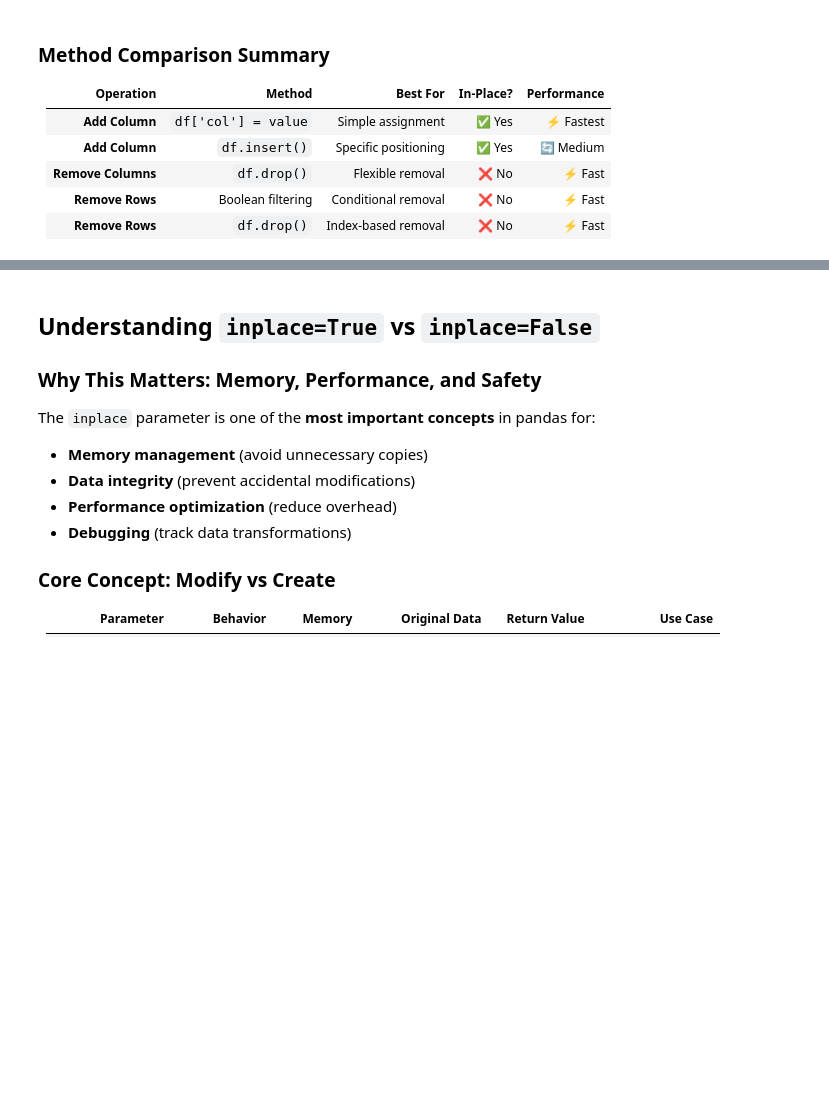
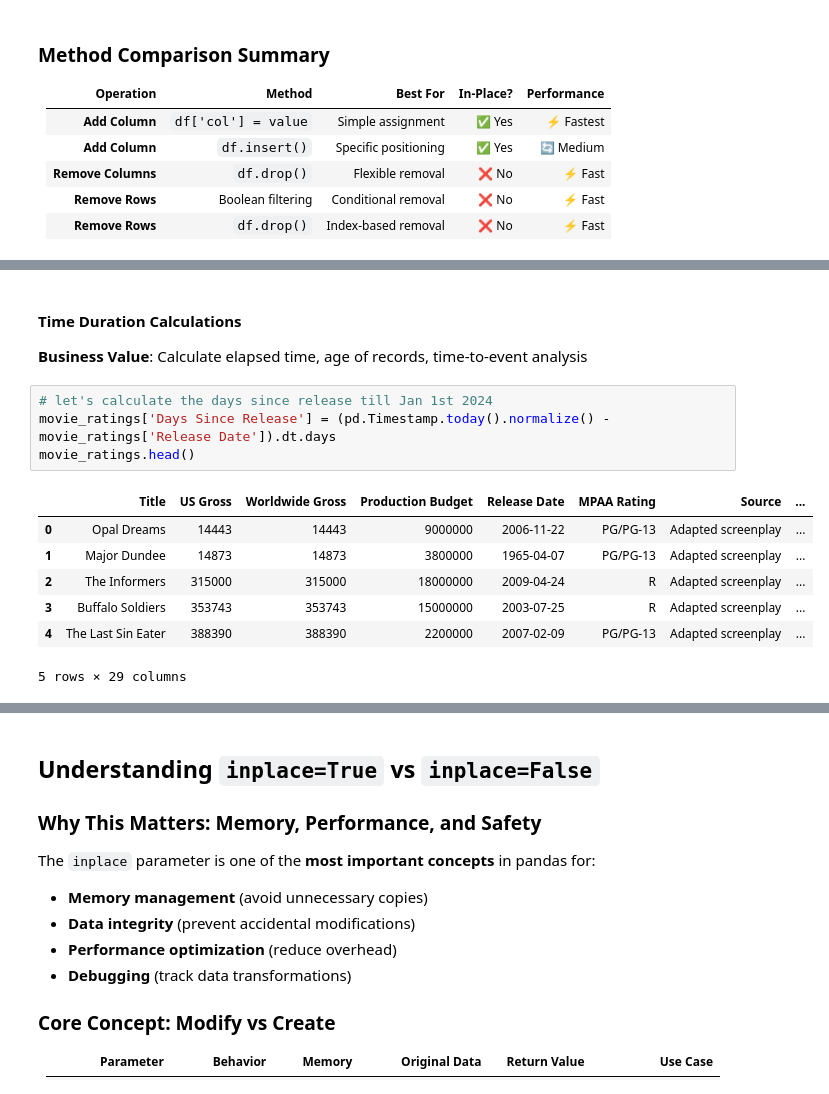
Before and after one commit to Lizhen0909/nu-stat303-1-sec20-coursebook, a Jupyter notebook: Pandas.ipynb, the cells around one changed output, grey strips where cells are left out. Saved outputs shown, nothing was run; the diff lists cells and outputs as text; blank space fills up the shorter version.

```diff
--- a/Pandas.ipynb
+++ b/Pandas.ipynb
@@ -1873,0 +1814,16 @@ Mixed_Types     object
+# %% [markdown]
+#### Time Duration Calculations
+
+**Business Value**: Calculate elapsed time, age of records, time-to-event analysis
+# %%
+# let's calculate the days since release till Jan 1st 2024
+movie_ratings['Days Since Release'] = (pd.Timestamp.today().normalize() - movie_ratings['Release Date']).dt.days
+movie_ratings.head()
+# %% [output]
+|  | Title | US Gross | Worldwide Gross | Production Budget | Release Date | MPAA Rating | Source | ... |
+| 0 | Opal Dreams | 14443 | 14443 | 9000000 | 2006-11-22 | PG/PG-13 | Adapted screenplay | ... |
+| 1 | Major Dundee | 14873 | 14873 | 3800000 | 1965-04-07 | PG/PG-13 | Adapted screenplay | ... |
+| 2 | The Informers | 315000 | 315000 | 18000000 | 2009-04-24 | R | Adapted screenplay | ... |
+| 3 | Buffalo Soldiers | 353743 | 353743 | 15000000 | 2003-07-25 | R | Adapted screenplay | ... |
+| 4 | The Last Sin Eater | 388390 | 388390 | 2200000 | 2007-02-09 | PG/PG-13 | Adapted screenplay | ... |
+5 rows × 29 columns
```
Also changed, not shown: parts of 53 cells of this notebook, 4 other files.
